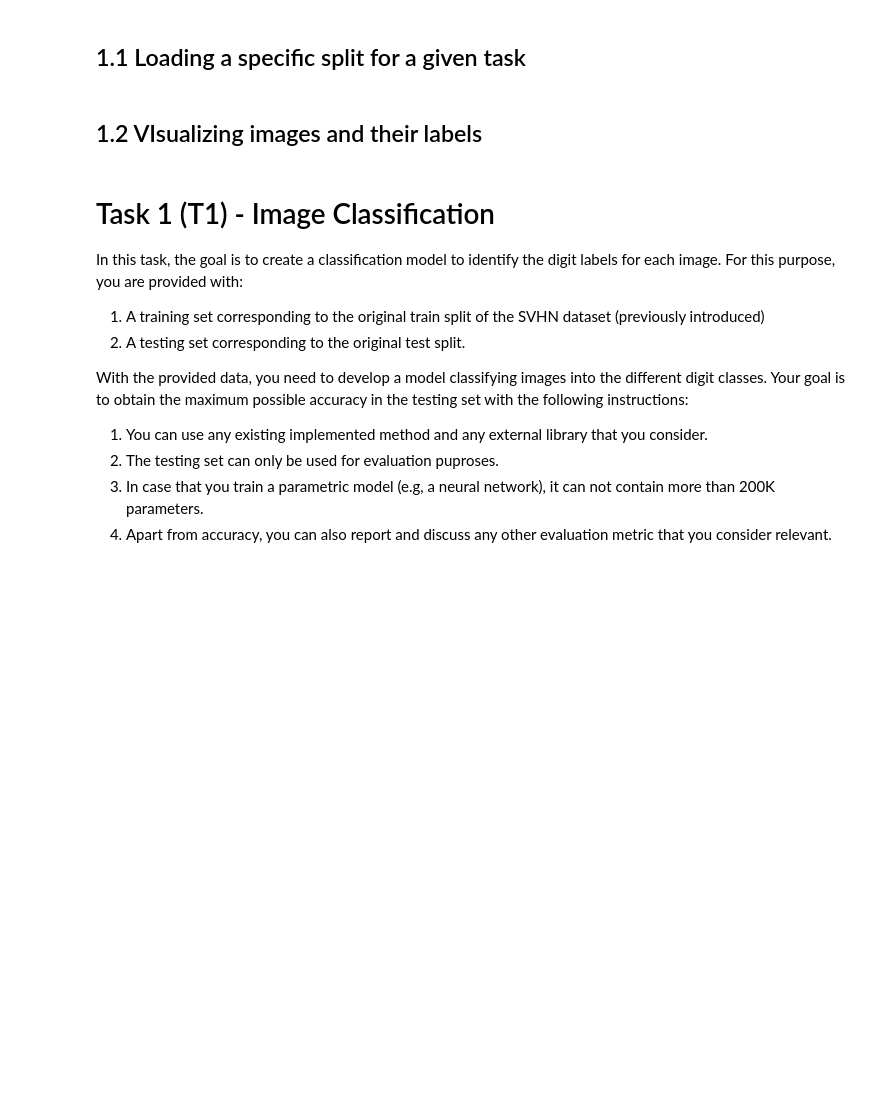
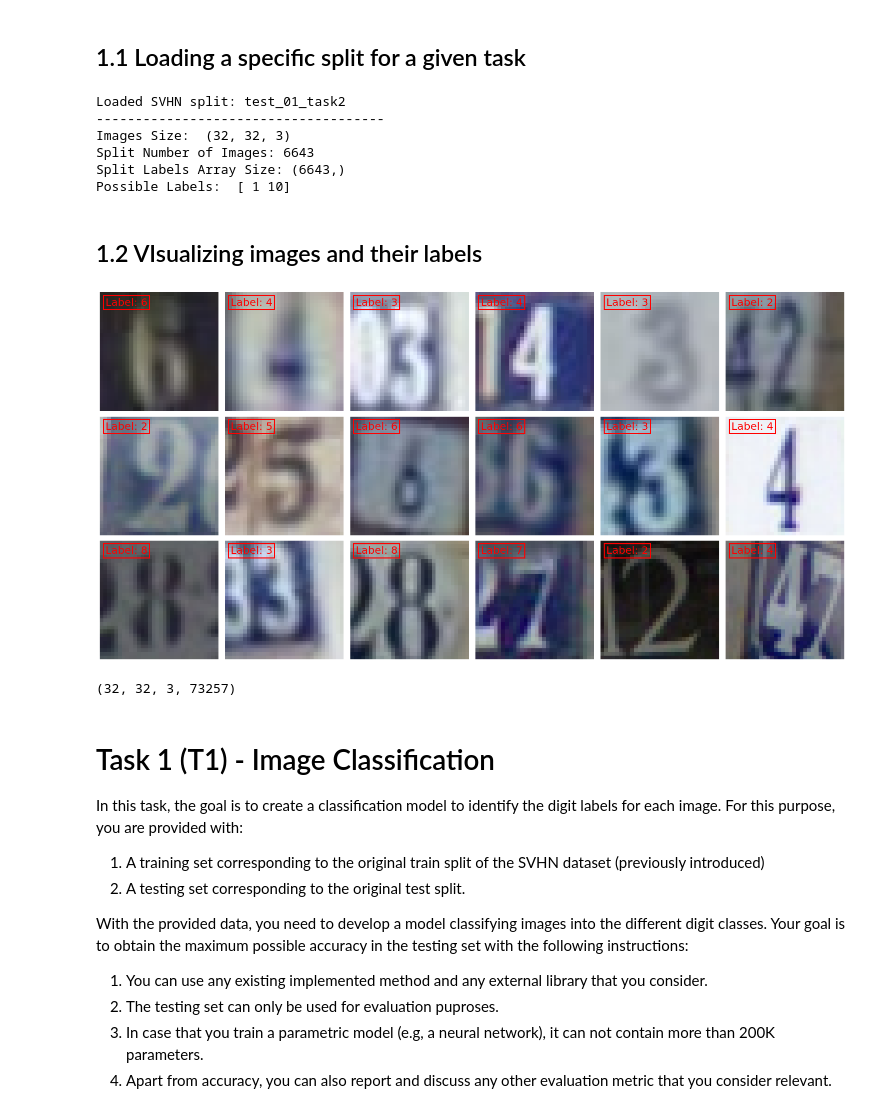
Before and after one commit to vicentepese/SDCV_test, a Jupyter notebook: STData_TechincalTest_CVision.ipynb, the cells around one changed output. Cells and saved outputs as stored; diff of their text form; code cells hidden in the pictures; blank space fills up the shorter version.

Commit message:
push to train in sherlock

```diff
--- a/STData_TechincalTest_CVision.ipynb
+++ b/STData_TechincalTest_CVision.ipynb
@@ -81,38 +88,45 @@ def load_data(root_dir, split):
     print('Possible Labels: ', np.unique(labels))
     return imgs,labels
 #
-split_images, split_labels = load_data('./data','train_29_task2')
+# split_images, split_labels = load_data('./data','train_29_task2')
+# split_images, split_labels = load_data('./data','test_01_task2')
+# split_images, split_labels = load_data('./data','train_01_task2')
+# #
 split_images, split_labels = load_data('./data','test_01_task2')
-split_images, split_labels = load_data('./data','train_01_task2')
-#
-split_images, split_labels = load_data('./data','train_task1')
+# %% [output]
+Loaded SVHN split: test_01_task2
+-------------------------------------
+Images Size:  (32, 32, 3)
+Split Number of Images: 6643
+Split Labels Array Size: (6643,)
+Possible Labels:  [ 1 10]
 # %% [markdown]
 ## 1.2 VIsualizing images and their labels
 # %%
 # Example: Visualize images and its labels
 def visualize_image(images, labels, index):
     img = images[:,:,:,index]
     label = labels[index]
     plt.imshow((img))
     plt.text(1, 3, 'Label: {label}'.format(label=label), c = 'red', fontsize= 20,
              bbox=dict(fill=False, edgecolor='red', linewidth=2))
     plt.axis('off')
-    plt.show()
 
-image_index = 10
-visualize_image(split_images,
+
+plt.subplots(figsize=(20,10))
+for idx, image_index in enumerate(np.random.randint(0, split_images.shape[-1], 18)):
+    plt.subplot(3,6,idx+1)
+    visualize_image(split_images,
                 split_labels,
                 image_index)
-
-image_index = 50
-visualize_image(split_images,
-                split_labels,
-                image_index)
-
-image_index = 2000
-visualize_image(split_images,
-                split_labels,
-                image_index)
+plt.tight_layout()
+plt.show()
+# %% [output]
+[figure, added]
+# %%
+split_images.shape
+# %% [output]
+(32, 32, 3, 73257)
 # %% [markdown]
 # Task 1 (T1) - Image Classification
 
```
Also changed, not shown: parts of 9 cells of this notebook, 10 other files.
